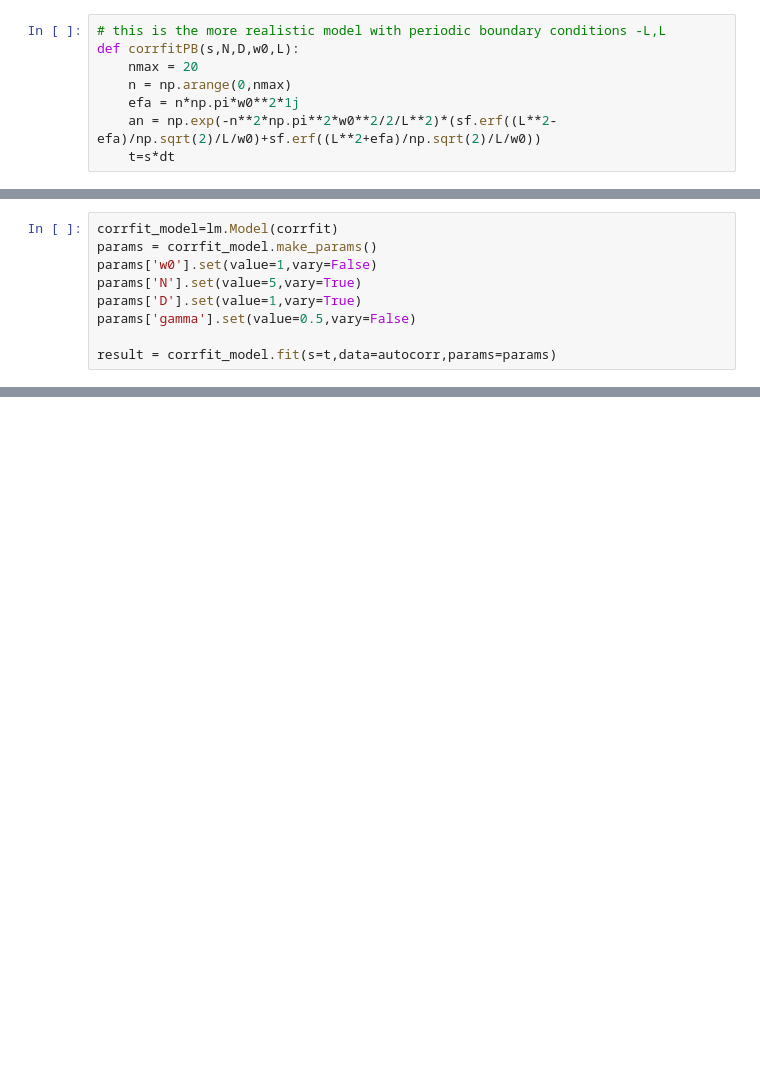
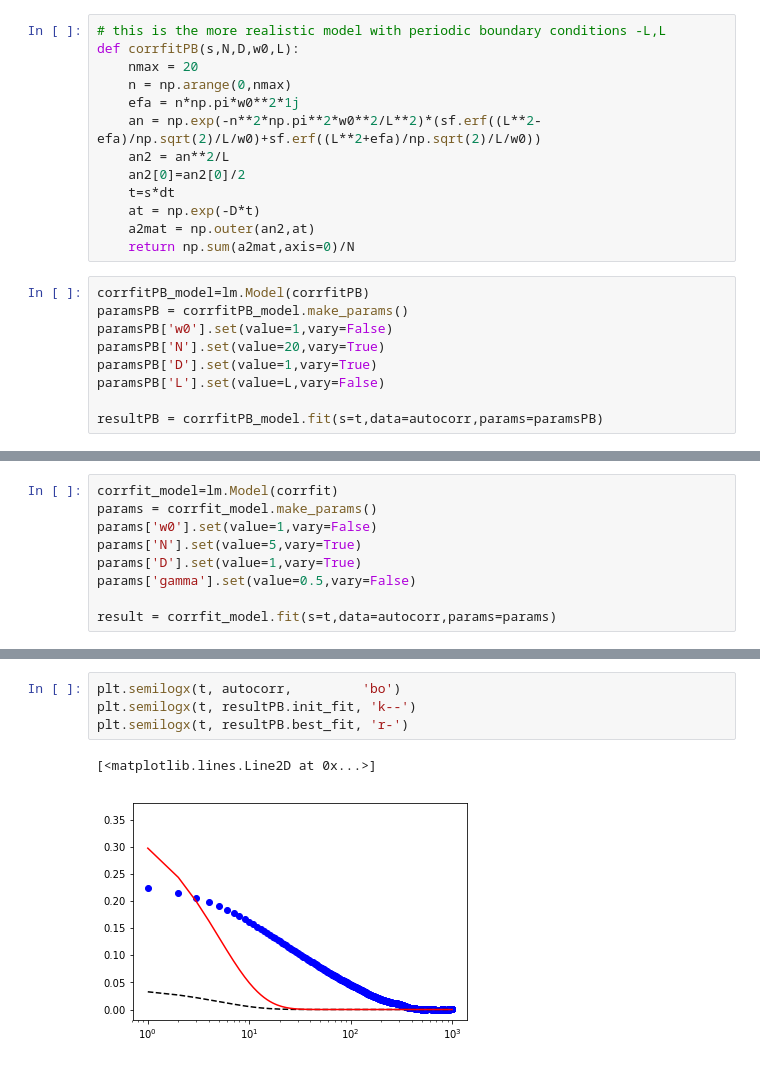
Before and after one commit to hstrey/FCS-simulations, a Jupyter notebook: Brownian simulation Gaussian beam.ipynb, the cells around one changed output, grey strips where cells are left out. Cells and saved outputs as stored; diff of their text form; blank space fills up the shorter version.

```diff
--- a/Brownian simulation Gaussian beam.ipynb
+++ b/Brownian simulation Gaussian beam.ipynb
@@ -78,5 +88,19 @@ def corrfitPB(s,N,D,w0,L):
     nmax = 20
     n = np.arange(0,nmax)
     efa = n*np.pi*w0**2*1j
-    an = np.exp(-n**2*np.pi**2*w0**2/2/L**2)*(sf.erf((L**2-efa)/np.sqrt(2)/L/w0)+sf.erf((L**2+efa)/np.sqrt(2)/L/w0))
+    an = np.exp(-n**2*np.pi**2*w0**2/L**2)*(sf.erf((L**2-efa)/np.sqrt(2)/L/w0)+sf.erf((L**2+efa)/np.sqrt(2)/L/w0))
+    an2 = an**2/L
+    an2[0]=an2[0]/2
     t=s*dt
+    at = np.exp(-D*t)
+    a2mat = np.outer(an2,at)
+    return np.sum(a2mat,axis=0)/N
+# %%
+corrfitPB_model=lm.Model(corrfitPB)
+paramsPB = corrfitPB_model.make_params()
+paramsPB['w0'].set(value=1,vary=False)
+paramsPB['N'].set(value=20,vary=True)
+paramsPB['D'].set(value=1,vary=True)
+paramsPB['L'].set(value=L,vary=False)
+
+resultPB = corrfitPB_model.fit(s=t,data=autocorr,params=paramsPB)
@@ -118,0 +162,7 @@ plt.semilogx(t, result.best_fit, 'r-')
+# %%
+plt.semilogx(t, autocorr,         'bo')
+plt.semilogx(t, resultPB.init_fit, 'k--')
+plt.semilogx(t, resultPB.best_fit, 'r-')
+# %% [output]
+[<matplotlib.lines.Line2D at 0x...>]
+[figure, added]
```
Also changed, not shown: parts of 12 cells of this notebook.
